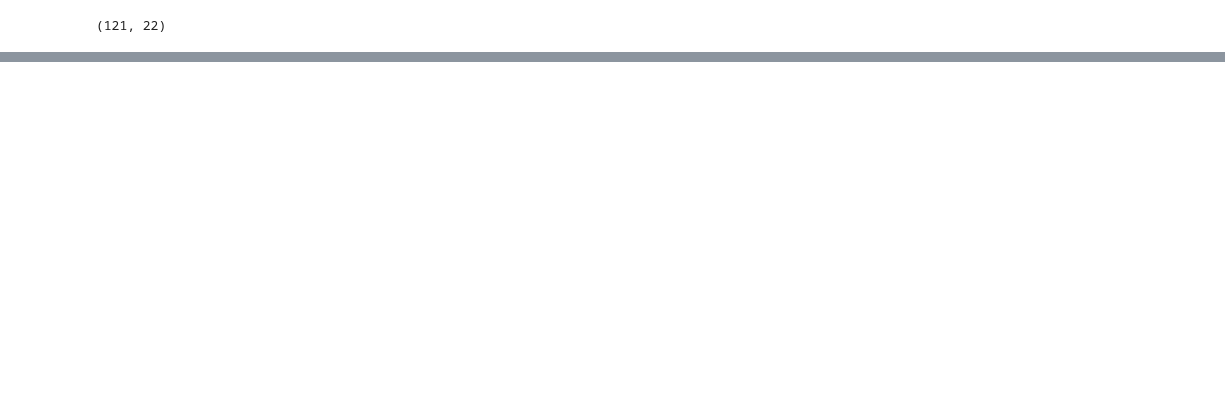
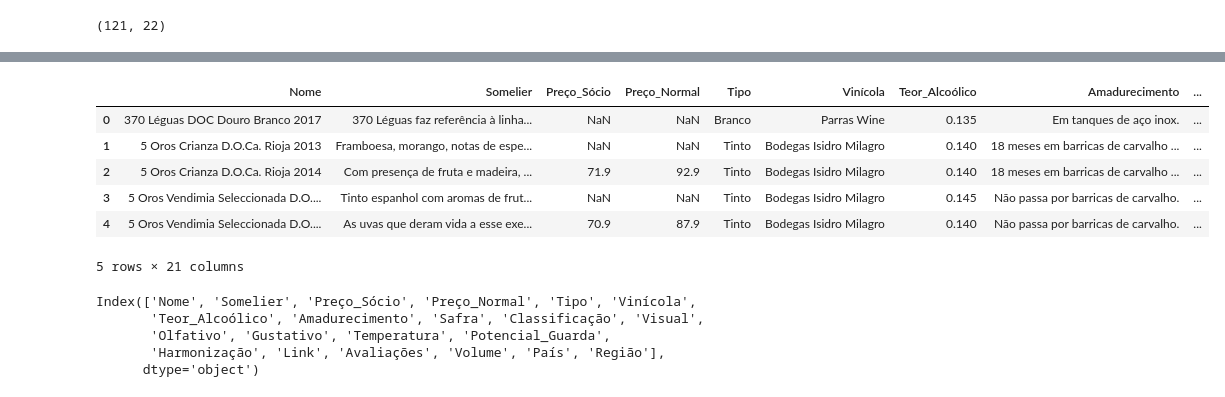
Before and after one commit to ronaldokun/wino, a Jupyter notebook: 02_clean.ipynb, the cells around one changed output, grey strips where cells are left out. Saved outputs shown, nothing was run; the diff lists cells and outputs as text; code cells hidden in the pictures; blank space fills up the shorter version.

```diff
--- a/02_clean.ipynb
+++ b/02_clean.ipynb
@@ -201,2 +164,4 @@ df = df[df.Tipo.notna()]
 # %%
 df = df[~df.Nome.str.contains("Vinho Misterioso")]
+# %%
+df.sort_values('Nome', inplace=True) ; df.shape
@@ -202,0 +170,2 @@ df = df[~df.Nome.str.contains("Vinho Misterioso")]
+# %%
+df3.sort_values('Nome', inplace=True) ; df3.shape
@@ -202,0 +229,3 @@ df = df[~df.Nome.str.contains("Vinho Misterioso")]
+# %%
+df['Temperatura'] = df['Temperatura'].astype(float)
+df3['Temperatura'] = df3['Temperatura'].astype(float)
@@ -202,0 +275,3 @@ df = df[~df.Nome.str.contains("Vinho Misterioso")]
+# %%
+df['Potencial_Guarda'] = df.Potencial_Guarda.astype(float)
+df3['Potencial_Guarda'] = df3.Potencial_Guarda.astype(float)
@@ -202,0 +307,20 @@ df = df[~df.Nome.str.contains("Vinho Misterioso")]
+# %%
+MERGE = ['Nome', 'Somelier', 'Tipo', 'Vinícola', 'Teor_Alcoólico', 'Amadurecimento',
+         'Classificação', 'Temperatura', 'Potencial_Guarda', 'Visual', 'Olfativo', 'Gustativo', 'Harmonização']
+ficha = pd.merge(df, df3, on=MERGE, how='outer') ; ficha.head()
+# %% [output]
+|  | Nome | Somelier | Preço_Sócio | Preço_Normal | Tipo | Vinícola | Teor_Alcoólico | Amadurecimento | ... |
+| 0 | 370 Léguas DOC Douro Branco 2017 | 370 Léguas faz referência à linha... | NaN | NaN | Branco | Parras Wine | 0.135 | Em tanques de aço inox. | ... |
+| 1 | 5 Oros Crianza D.O.Ca. Rioja 2013 | Framboesa, morango, notas de espe... | NaN | NaN | Tinto | Bodegas Isidro Milagro | 0.140 | 18 meses em barricas de carvalho ... | ... |
+| 2 | 5 Oros Crianza D.O.Ca. Rioja 2014 | Com presença de fruta e madeira, ... | 71.9 | 92.9 | Tinto | Bodegas Isidro Milagro | 0.140 | 18 meses em barricas de carvalho ... | ... |
+| 3 | 5 Oros Vendimia Seleccionada D.O.... | Tinto espanhol com aromas de frut... | NaN | NaN | Tinto | Bodegas Isidro Milagro | 0.145 | Não passa por barricas de carvalho. | ... |
+| 4 | 5 Oros Vendimia Seleccionada D.O.... | As uvas que deram vida a esse exe... | 70.9 | 87.9 | Tinto | Bodegas Isidro Milagro | 0.140 | Não passa por barricas de carvalho. | ... |
+5 rows × 21 columns
+# %%
+ficha.columns
+# %% [output]
+Index(['Nome', 'Somelier', 'Preço_Sócio', 'Preço_Normal', 'Tipo', 'Vinícola',
+       'Teor_Alcoólico', 'Amadurecimento', 'Safra', 'Classificação', 'Visual',
+       'Olfativo', 'Gustativo', 'Temperatura', 'Potencial_Guarda',
+       'Harmonização', 'Link', 'Avaliações', 'Volume', 'País', 'Região'],
+      dtype='object')
```
Also changed, not shown: parts of 47 cells of this notebook, 4 other files.
